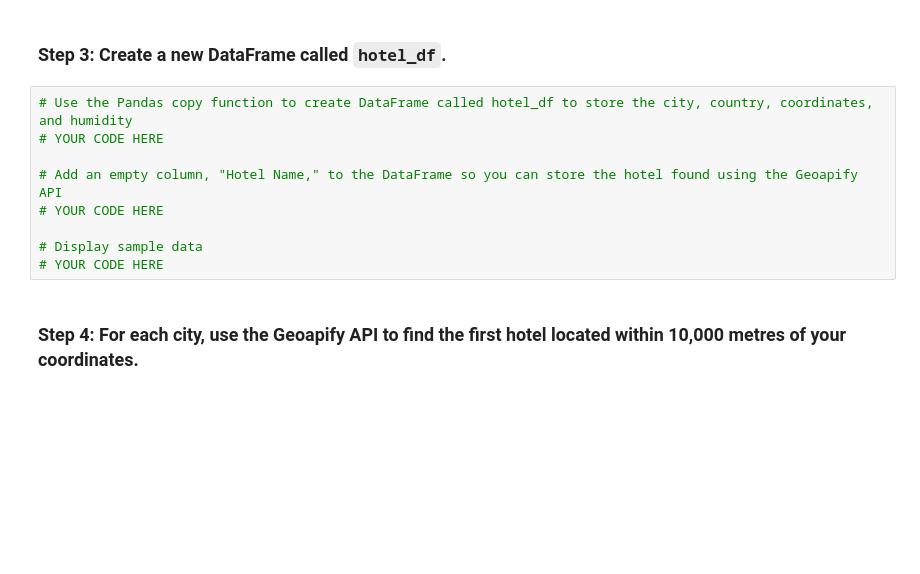
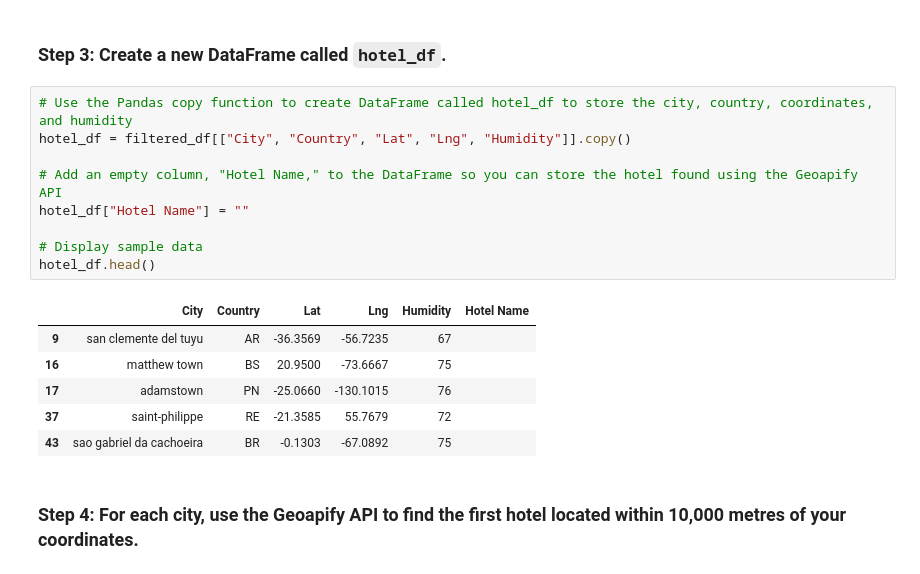
Before and after one commit to bluejays101/python-api-challenge, a Jupyter notebook: VacationPy.ipynb, the cells around one changed output. Drawn from its saved outputs; the diff is of its cells as text; blank space fills up the shorter version.

```diff
--- a/VacationPy.ipynb
+++ b/VacationPy.ipynb
@@ -70,13 +82,20 @@ firstmap
 ### Step 3: Create a new DataFrame called `hotel_df`.
 # %%
 # Use the Pandas copy function to create DataFrame called hotel_df to store the city, country, coordinates, and humidity
-# YOUR CODE HERE
+hotel_df = filtered_df[["City", "Country", "Lat", "Lng", "Humidity"]].copy()
 
 # Add an empty column, "Hotel Name," to the DataFrame so you can store the hotel found using the Geoapify API
-# YOUR CODE HERE
+hotel_df["Hotel Name"] = ""
 
 # Display sample data
-# YOUR CODE HERE
+hotel_df.head()
+# %% [output]
+|  | City | Country | Lat | Lng | Humidity | Hotel Name |
+| 9 | san clemente del tuyu | AR | -36.3569 | -56.7235 | 67 |  |
+| 16 | matthew town | BS | 20.9500 | -73.6667 | 75 |  |
+| 17 | adamstown | PN | -25.0660 | -130.1015 | 76 |  |
+| 37 | saint-philippe | RE | -21.3585 | 55.7679 | 72 |  |
+| 43 | sao gabriel da cachoeira | BR | -0.1303 | -67.0892 | 75 |  |
 # %% [markdown]
 ### Step 4: For each city, use the Geoapify API to find the first hotel located within 10,000 metres of your coordinates.
 # %%
```
Also changed, not shown: parts of 6 cells of this notebook.
